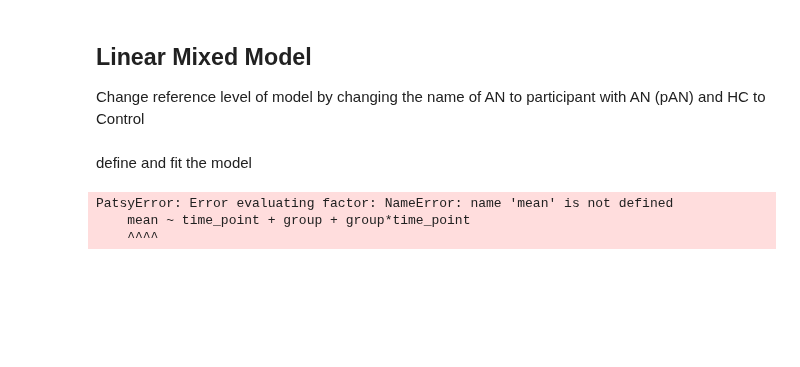
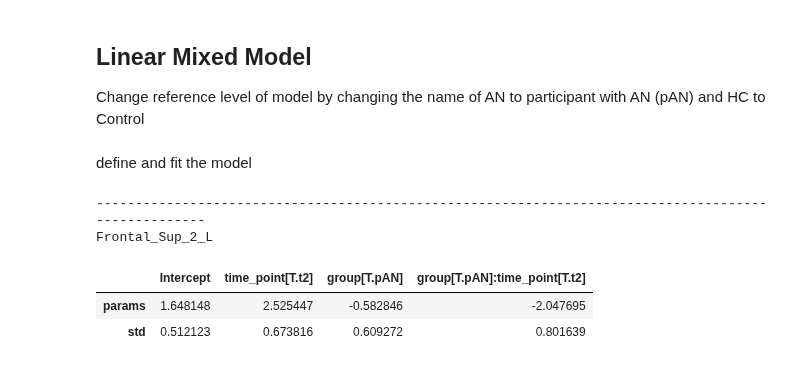
Before and after one commit to WMDA/socio-emotion-cognition, a Jupyter notebook: task_fmri/results/2ndlevel/cluster_analysis.ipynb, the cells around one changed output. Cells and saved outputs as stored; diff of their text form; code cells hidden in the pictures; blank space fills up the shorter version.

Commit message:
got cluster analysis to use names and only gice what is needed from the lmms

```diff
--- a/task_fmri/results/2ndlevel/cluster_analysis.ipynb
+++ b/task_fmri/results/2ndlevel/cluster_analysis.ipynb
@@ -104,12 +107,24 @@ regression_df = parameter_estimates_df
 regression_df['group'] = regression_df['group'].apply(lambda group: 'pAN' if group == 'AN' else 'Control')
 # %% [markdown]
 define and fit the model
-# %%
-model = smf.mixedlm("mean ~ time_point + group + group*time_point",
-                    regression_df,
-                    groups=regression_df["sub"]).fit()
-model.summary()
-# %% [output]
-PatsyError: Error evaluating factor: NameError: name 'mean' is not defined
-    mean ~ time_point + group + group*time_point
-    ^^^^
+# %%
+import IPython.display as display
+
+for cluster in means_std_df.columns:
+
+    model = smf.mixedlm(f"{cluster} ~ time_point + group + group*time_point",
+                        regression_df,
+                        groups=regression_df["sub"]).fit()
+    model.summary()
+
+    summ = pd.concat((model.params.to_frame().T.rename(index={0: 'params'}),
+               model.bse_fe.to_frame().T.rename(index={0: 'std'}))).dropna(axis=1)
+    print('-'*100)
+    print(cluster)
+    display.display(summ)
+# %% [output]
+----------------------------------------------------------------------------------------------------
+Frontal_Sup_2_L
+|  | Intercept | time_point[T.t2] | group[T.pAN] | group[T.pAN]:time_point[T.t2] |
+| params | 1.648148 | 2.525447 | -0.582846 | -2.047695 |
+| std | 0.512123 | 0.673816 | 0.609272 | 0.801639 |
```
Also changed, not shown: parts of 3 cells of this notebook, 2 other files.
